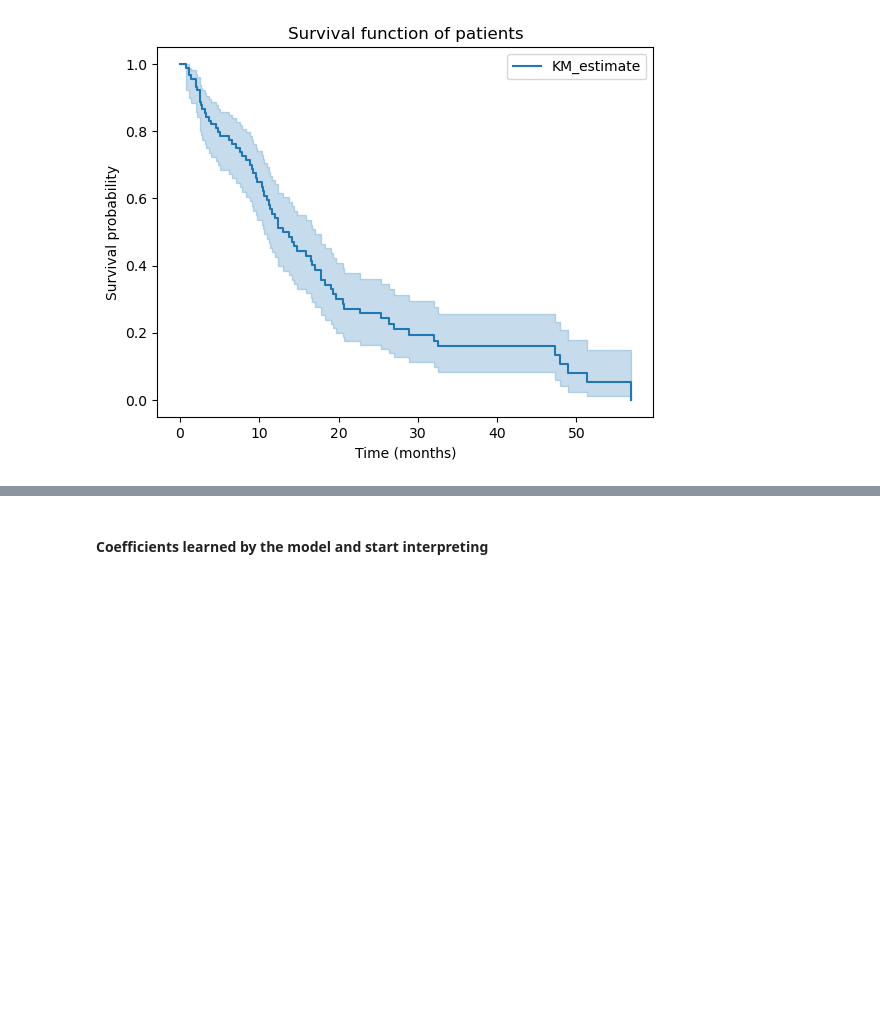
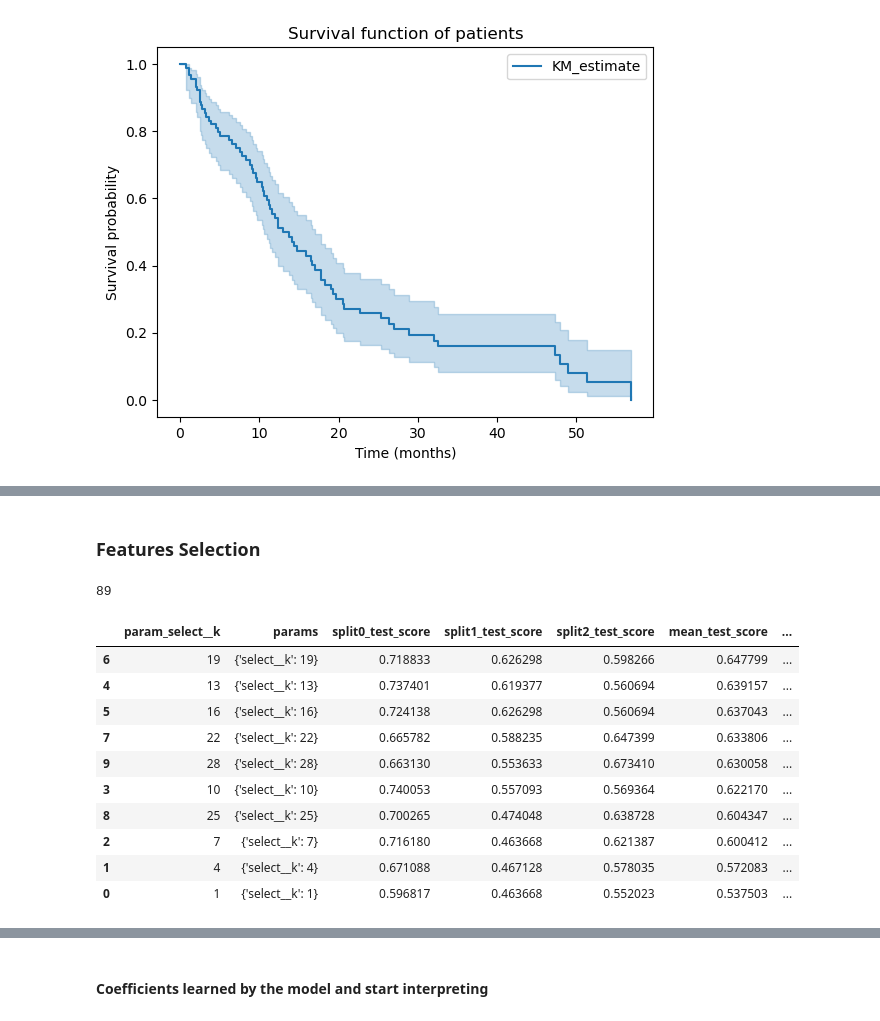
Before and after one commit to yingquanw/survival_analysis, a Jupyter notebook: survival.ipynb, the cells around one changed output, grey strips where cells are left out. Saved outputs shown, nothing was run; the diff lists cells and outputs as text; code cells hidden in the pictures; blank space fills up the shorter version.

```diff
--- a/survival.ipynb
+++ b/survival.ipynb
@@ -174,0 +180,53 @@ cph.fit(train_df_surv, duration_col="time", event_col="censor");
+# %%
+# Training set X
+X_train_df = train_df.drop(["time", "censor"], axis=1)
+
+# Training set y
+event = train_df['censor']
+time_to_event = train_df['time']
+y_train_df = np.array(list(zip(event, time_to_event)),
+                    dtype=[('event', np.bool_), ('time_to_event', np.float64)])
+# %% [markdown]
+### Features Selection
+# %%
+def fit_and_score_features(X, y):
+    n_features = X.shape[1]
+    scores = np.empty(n_features)
+    m = CoxPHSurvivalAnalysis()
+    for j in range(n_features):
+        Xj = X[:, j:j+1]
+        m.fit(Xj, y)
+        scores[j] = m.score(Xj, y)
+    return scores
+# %%
+pipe = Pipeline(
+    [
+        ("scale", StandardScaler()),
+        ("select", SelectKBest(fit_and_score_features, k=3)),
+        ("model", CoxPHSurvivalAnalysis()),
+    ]
+)
+# %%
+print(len(X_train_df))
+# %% [output]
+89
+# %%
+param_grid = {"select__k": np.arange(1, 30, 3)}
+cv = KFold(n_splits=3, random_state=1, shuffle=True)
+gcv = GridSearchCV(pipe, param_grid, return_train_score=True, cv=cv)
+gcv.fit(X_train_df, y_train_df)
+
+results = pd.DataFrame(gcv.cv_results_).sort_values(by="mean_test_score", ascending=False)
+results.loc[:, ~results.columns.str.endswith("_time")]
+# %% [output]
+|  | param_select__k | params | split0_test_score | split1_test_score | split2_test_score | mean_test_score | ... |
+| 6 | 19 | {'select__k': 19} | 0.718833 | 0.626298 | 0.598266 | 0.647799 | ... |
+| 4 | 13 | {'select__k': 13} | 0.737401 | 0.619377 | 0.560694 | 0.639157 | ... |
+| 5 | 16 | {'select__k': 16} | 0.724138 | 0.626298 | 0.560694 | 0.637043 | ... |
+| 7 | 22 | {'select__k': 22} | 0.665782 | 0.588235 | 0.647399 | 0.633806 | ... |
+| 9 | 28 | {'select__k': 28} | 0.663130 | 0.553633 | 0.673410 | 0.630058 | ... |
+| 3 | 10 | {'select__k': 10} | 0.740053 | 0.557093 | 0.569364 | 0.622170 | ... |
+| 8 | 25 | {'select__k': 25} | 0.700265 | 0.474048 | 0.638728 | 0.604347 | ... |
+| 2 | 7 | {'select__k': 7} | 0.716180 | 0.463668 | 0.621387 | 0.600412 | ... |
+| 1 | 4 | {'select__k': 4} | 0.671088 | 0.467128 | 0.578035 | 0.572083 | ... |
+| 0 | 1 | {'select__k': 1} | 0.596817 | 0.463668 | 0.552023 | 0.537503 | ... |
```
Also changed, not shown: parts of 29 cells of this notebook.
